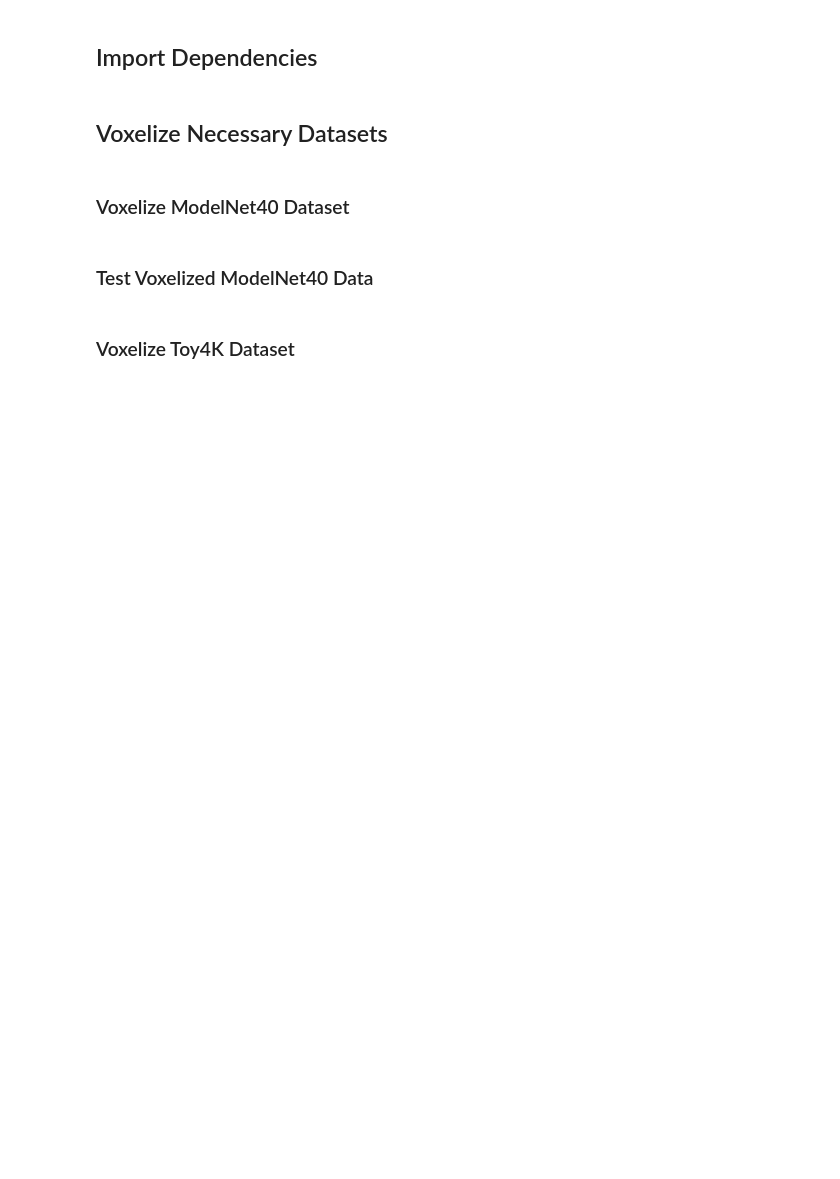
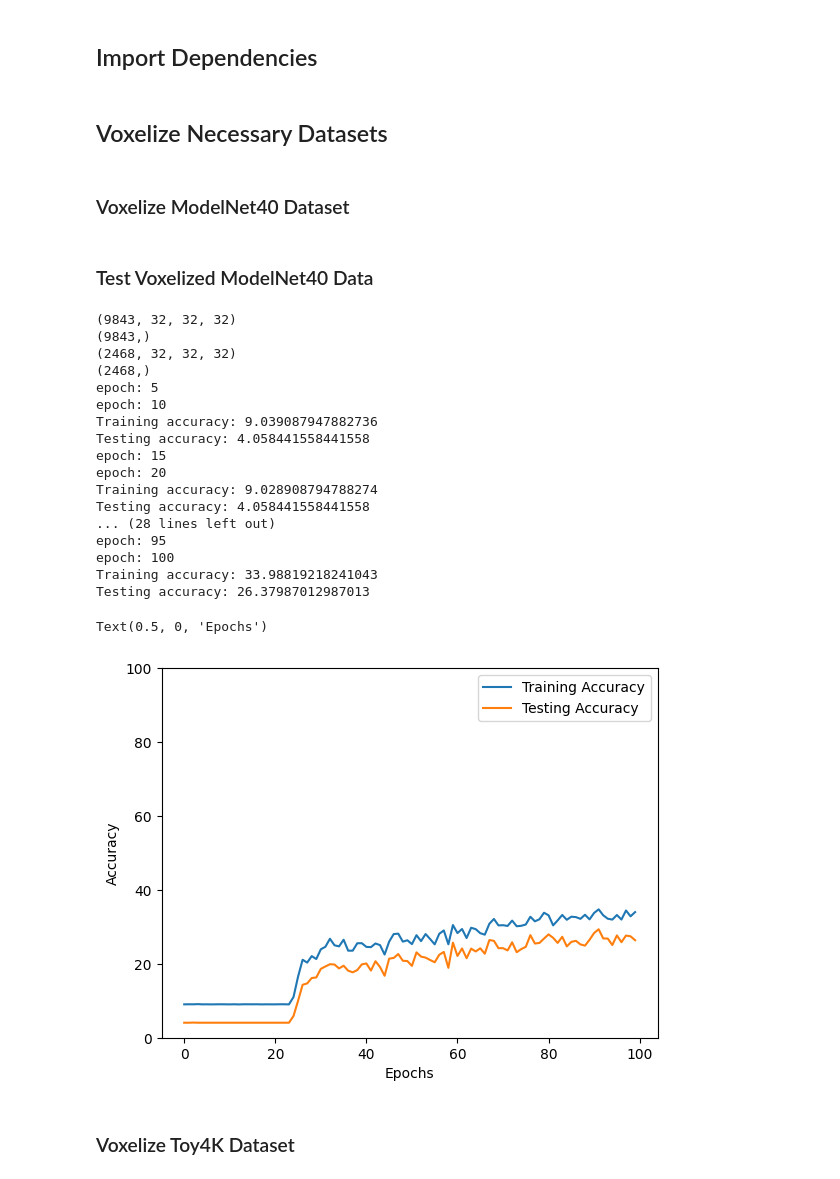
Before and after one commit to klukaszek/3D-Classification, a Jupyter notebook: 3D-Classification-Analysis.ipynb, the cells around one changed output. Drawn from its saved outputs; the diff is of its cells as text; code cells hidden in the pictures; blank space fills up the shorter version.

Commit message:
Create graph of accuracy

```diff
--- a/3D-Classification-Analysis.ipynb
+++ b/3D-Classification-Analysis.ipynb
@@ -66,10 +67,11 @@ test_data = torch.utils.data.TensorDataset(torch.FloatTensor(test_data),torch.Lo
 # Hyperparameters
 batch_size = 32
 num_classes = 40
-learning_rate = 0.01 # Decreases by a factor of 10 every 80000 batches
+learning_rate = 0.01 # Decreases by a factor of 10 every 40000 batches
 momentum = 0.9
 weight_decay = 0.001
-epochs = 1
+epochs = 100
+batch_number = 0
 
 # Load data in batch sizes
 train_loader = torch.utils.data.DataLoader(train_data, batch_size=batch_size, shuffle=True, num_workers=2)
@@ -81,9 +83,20 @@ model = model.float()
 optimizer = torch.optim.SGD(model.parameters(), lr=learning_rate, momentum=momentum, weight_decay=weight_decay)
 criterion = torch.nn.CrossEntropyLoss()
 
+training_accuracy = []
+testing_accuracy = []
+
 for epoch in range(epochs):
-    print("epoch:", epoch)
+    if epoch % 5 == 4:
+        print("epoch:", epoch+1)
+
     for (vox_grids, vox_labels) in train_loader:
+        batch_number += 1
+
+        if batch_number % 40000 == 0:
+            print("Decreasing learning rate")
+            learning_rate *= 0.1
+
         # print(len(vox_grids))
         if (len(vox_grids) < batch_size):
             continue
@@ -102,36 +115,65 @@ for epoch in range(epochs):
 
         for (grids, labels) in train_loader:
             if (len(grids) < batch_size):
                 continue
 
             output = model(grids)
 
             _, predictions = torch.max(output, 1)
 
             num_correct += (predictions == labels).sum().item()
             total += labels.shape[0]
 
         accuracy = (num_correct / total) * 100.0
-
-        print("Training accuracy:", accuracy)
+        training_accuracy.append(accuracy)
+        if epoch % 10 == 9:
+            print("Training accuracy:", accuracy)
 
         num_correct = 0
         total = 0
 
         for (grids, labels) in test_loader:
             if (len(grids) < batch_size):
                 continue
 
             output = model(grids)
 
             _, predictions = torch.max(output, 1)
 
             num_correct += (predictions == labels).sum().item()
             total += labels.shape[0]
 
         accuracy = (num_correct / total) * 100.0
+        testing_accuracy.append(accuracy)
+        if epoch % 10 == 9:
+            print("Testing accuracy:", accuracy)
 
-        print("Testing accuracy:", accuracy)
+line_one = plt.plot(range(len(training_accuracy)), training_accuracy, label='Training Accuracy')
+line_two = plt.plot(range(len(testing_accuracy)), testing_accuracy, label='Testing Accuracy')
+plt.legend()
+plt.ylim(0,100.0)
+plt.ylabel('Accuracy')
+plt.xlabel('Epochs')
+# %% [output]
+(9843, 32, 32, 32)
+(9843,)
+(2468, 32, 32, 32)
+(2468,)
+epoch: 5
+epoch: 10
+Training accuracy: 9.039087947882736
+Testing accuracy: 4.058441558441558
+epoch: 15
+epoch: 20
+Training accuracy: 9.028908794788274
+Testing accuracy: 4.058441558441558
+... (28 lines left out)
+epoch: 95
+epoch: 100
+Training accuracy: 33.98819218241043
+Testing accuracy: 26.37987012987013
+Text(0.5, 0, 'Epochs')
+[figure, added]
 # %% [markdown]
 ### Voxelize Toy4K Dataset
 # %%
```
Also changed, not shown: parts of 2 cells of this notebook.
